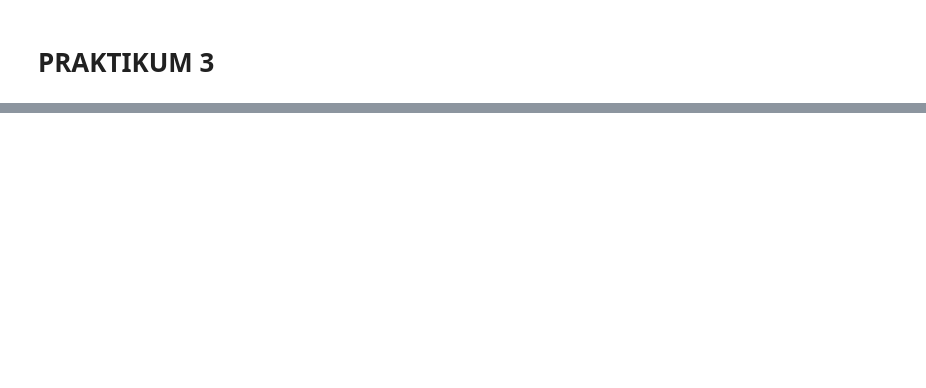
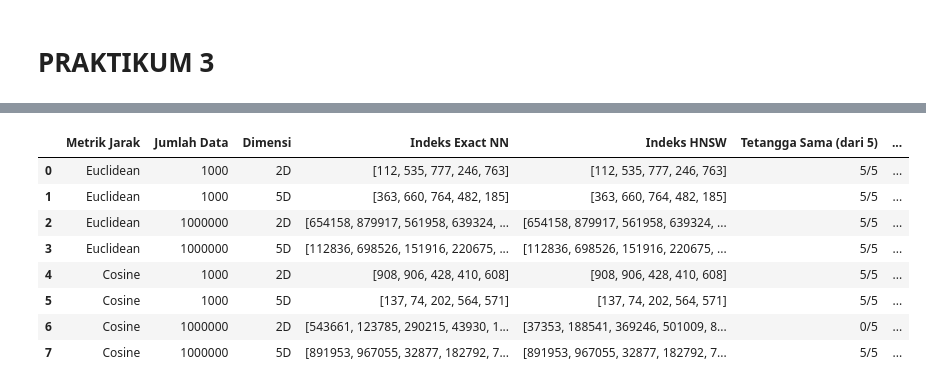
Before and after one commit to nurilhuda05/Pembelajaran_Mesin_2026, a Jupyter notebook: TG6_ANN_244107020004_Muhammad_Nuril_Huda.ipynb, the cells around one changed output, grey strips where cells are left out. Saved outputs shown, nothing was run; the diff lists cells and outputs as text; code cells hidden in the pictures; blank space fills up the shorter version.

```diff
--- a/TG6_ANN_244107020004_Muhammad_Nuril_Huda.ipynb
+++ b/TG6_ANN_244107020004_Muhammad_Nuril_Huda.ipynb
@@ -354,0 +550,80 @@ plt.show()
+# %%
+# 1. Konfigurasi percobaan
+percobaan = [
+    ("euclidean", 1000, 2),
+    ("euclidean", 1000, 5),
+    ("euclidean", 1000000, 2),
+    ("euclidean", 1000000, 5),
+    ("cosine", 1000, 2),
+    ("cosine", 1000, 5),
+    ("cosine", 1000000, 2),
+    ("cosine", 1000000, 5)
+]
+
+hasil = []
+
+np.random.seed(42)
+
+# 2. Perulangan percobaan
+for metric, num_elements, dim in percobaan:
+
+    # Membuat dataset acak
+    data = np.random.random((num_elements, dim)).astype(np.float32)
+
+    # Query point
+    query = np.random.random((1, dim)).astype(np.float32)
+
+    k = 5
+
+    # 3. Exact NN (Brute Force)
+    nn = NearestNeighbors(
+        n_neighbors=k,
+        algorithm="brute",
+        metric=metric
+    )
+    nn.fit(data)
+
+    start = time.perf_counter()
+    distances_exact, indices_exact = nn.kneighbors(query)
+    time_exact = (time.perf_counter() - start) * 1000
+
+    # 4. HNSW
+    p = hnswlib.Index(
+        space="l2" if metric == "euclidean" else "cosine",
+        dim=dim
+    )
+
+    p.init_index(
+        max_elements=num_elements,
+        ef_construction=100,
+        M=16
+    )
+
+    p.add_items(data)
+    p.set_ef(50)
+
+    start = time.perf_counter()
+    indices_hnsw, distances_hnsw = p.knn_query(query, k=k)
+    time_hnsw = (time.perf_counter() - start) * 1000
+
+    # 5. Menghitung jumlah indeks tetangga yang sama
+    exact_set = set(indices_exact[0].tolist())
+    hnsw_set = set(indices_hnsw[0].tolist())
+    jumlah_sama = len(exact_set & hnsw_set)
+
+    # 6. Menyimpan hasil
+    hasil.append({
+        "Metrik Jarak": metric.capitalize(),
+        "Jumlah Data": num_elements,
+        "Dimensi": f"{dim}D",
+        "Indeks Exact NN": indices_exact[0].tolist(),
+        "Indeks HNSW": indices_hnsw[0].tolist(),
+        "Tetangga Sama (dari 5)": f"{jumlah_sama}/5",
+        "Waktu Exact NN (ms)": round(time_exact, 4),
+        "Waktu HNSW (ms)": round(time_hnsw, 4)
+    })
+
+# 7. Menampilkan tabel hasil
+df = pd.DataFrame(hasil)
+display(df)
+# %% [output]
@@ -354,0 +631,9 @@ plt.show()
+|  | Metrik Jarak | Jumlah Data | Dimensi | Indeks Exact NN | Indeks HNSW | Tetangga Sama (dari 5) | ... |
+| 0 | Euclidean | 1000 | 2D | [112, 535, 777, 246, 763] | [112, 535, 777, 246, 763] | 5/5 | ... |
+| 1 | Euclidean | 1000 | 5D | [363, 660, 764, 482, 185] | [363, 660, 764, 482, 185] | 5/5 | ... |
+| 2 | Euclidean | 1000000 | 2D | [654158, 879917, 561958, 639324, ... | [654158, 879917, 561958, 639324, ... | 5/5 | ... |
+| 3 | Euclidean | 1000000 | 5D | [112836, 698526, 151916, 220675, ... | [112836, 698526, 151916, 220675, ... | 5/5 | ... |
+| 4 | Cosine | 1000 | 2D | [908, 906, 428, 410, 608] | [908, 906, 428, 410, 608] | 5/5 | ... |
+| 5 | Cosine | 1000 | 5D | [137, 74, 202, 564, 571] | [137, 74, 202, 564, 571] | 5/5 | ... |
+| 6 | Cosine | 1000000 | 2D | [543661, 123785, 290215, 43930, 1... | [37353, 188541, 369246, 501009, 8... | 0/5 | ... |
+| 7 | Cosine | 1000000 | 5D | [891953, 967055, 32877, 182792, 7... | [891953, 967055, 32877, 182792, 7... | 5/5 | ... |
```
Also changed, not shown: parts of 45 cells of this notebook.
